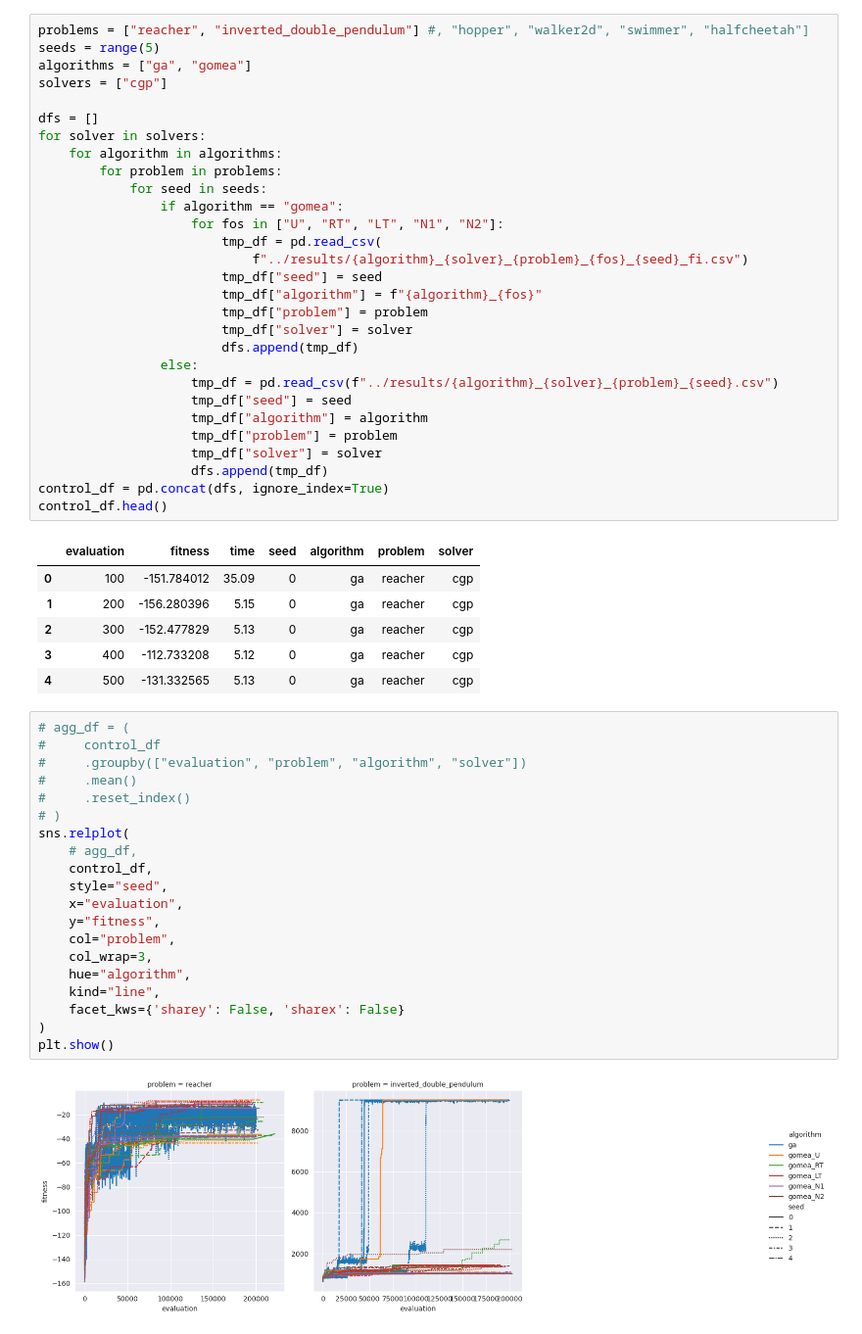
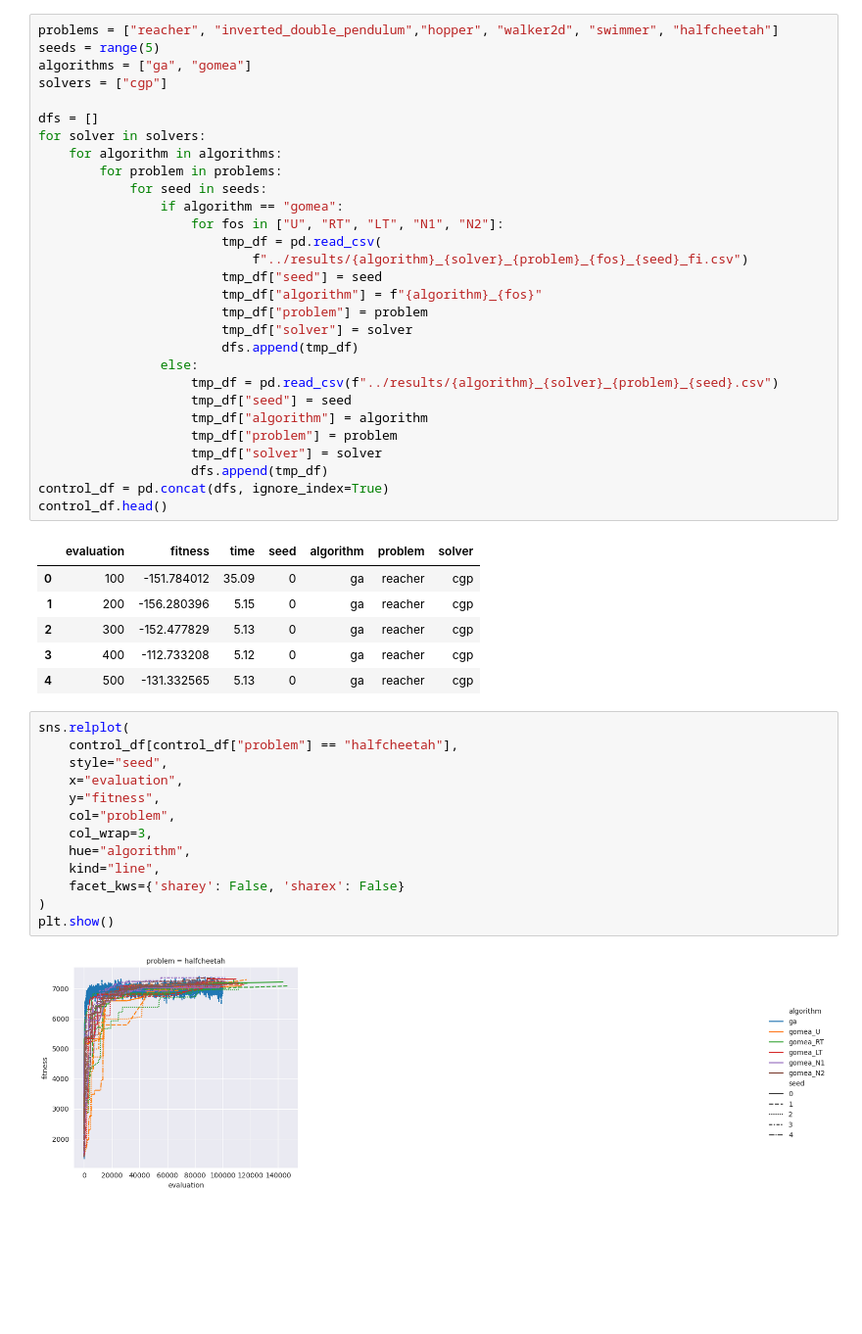
Before and after one commit to giorgia-nadizar/cgpax, a Jupyter notebook: analysis/continuous_control.ipynb, the cells around one changed output. Shown at 98% size. Drawn from its saved outputs; the diff is of its cells as text; blank space fills up the shorter version.

```diff
--- a/analysis/continuous_control.ipynb
+++ b/analysis/continuous_control.ipynb
@@ -3,7 +3,7 @@ import pandas as pd
 import seaborn as sns
 from matplotlib import pyplot as plt
 # %%
-problems = ["reacher", "inverted_double_pendulum"] #, "hopper", "walker2d", "swimmer", "halfcheetah"]
+problems = ["reacher", "inverted_double_pendulum","hopper", "walker2d", "swimmer", "halfcheetah"]
 seeds = range(5)
 algorithms = ["ga", "gomea"]
 solvers = ["cgp"]
@@ -39,24 +39,17 @@ control_df.head()
 | 3 | 400 | -112.733208 | 5.12 | 0 | ga | reacher | cgp |
 | 4 | 500 | -131.332565 | 5.13 | 0 | ga | reacher | cgp |
 # %%
-# agg_df = (
-#     control_df
-#     .groupby(["evaluation", "problem", "algorithm", "solver"])
-#     .mean()
-#     .reset_index()
-# )
 sns.relplot(
-    # agg_df,
-    control_df,
+    control_df[control_df["problem"] == "halfcheetah"],
     style="seed",
     x="evaluation",
     y="fitness",
     col="problem",
     col_wrap=3,
     hue="algorithm",
     kind="line",
     facet_kws={'sharey': False, 'sharex': False}
 )
 plt.show()
 # %% [output]
-[figure, old version]
+[figure, new version]
```
Also changed, not shown: parts of 2 cells of this notebook.
